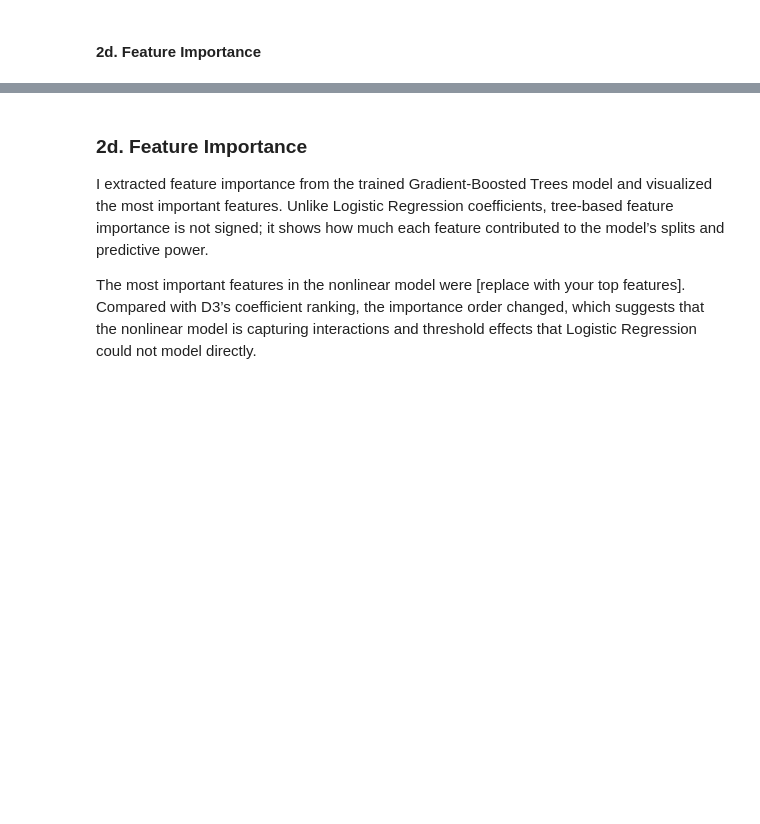
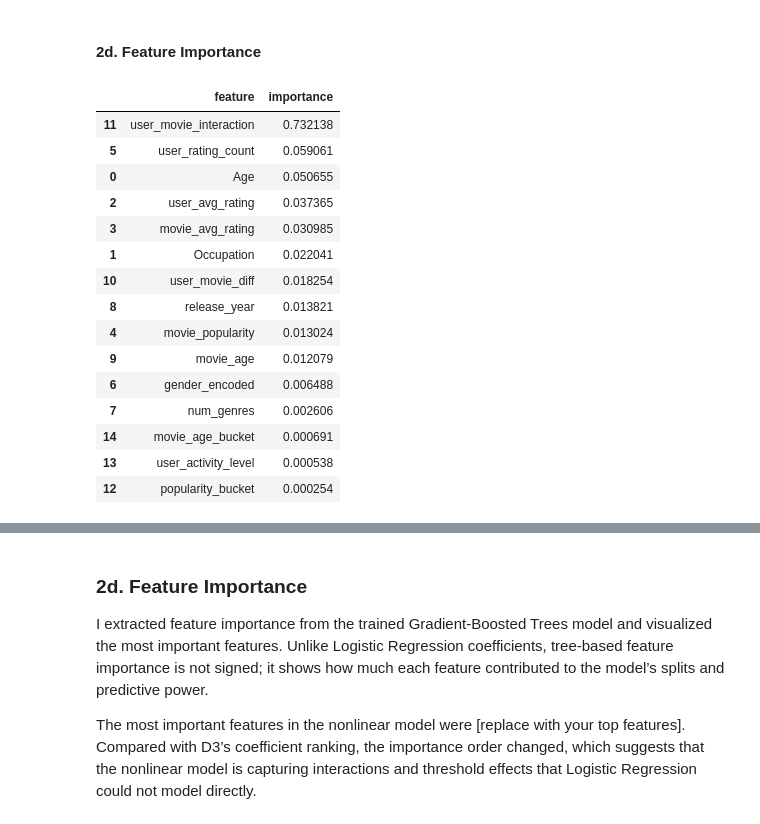
Before and after one commit to RutvikNK/cs570_movie-lens_group2, a Jupyter notebook: Vortex_D4.ipynb, the cells around one changed output, grey strips where cells are left out. Saved outputs shown, nothing was run; the diff lists cells and outputs as text; code cells hidden in the pictures; blank space fills up the shorter version.

```diff
--- a/Vortex_D4.ipynb
+++ b/Vortex_D4.ipynb
@@ -301,10 +301,16 @@ evaluator = BinaryClassificationEvaluator(
     metricName="areaUnderPR"
 )
 
+# paramGrid = (ParamGridBuilder()
+#    .addGrid(gbt.maxDepth, [3, 5, 7])
+#    .addGrid(gbt.maxIter, [20, 50, 100])
+#    .addGrid(gbt.stepSize, [0.05, 0.1, 0.2])
+#    .build()
+# )
+
 paramGrid = (ParamGridBuilder()
-    .addGrid(gbt.maxDepth, [3, 5, 7])
-    .addGrid(gbt.maxIter, [20, 50, 100])
-    .addGrid(gbt.stepSize, [0.05, 0.1, 0.2])
+    .addGrid(gbt.maxDepth, [3, 5])
+    .addGrid(gbt.maxIter, [20, 50])
     .build()
 )
 
@@ -412,20 +437,37 @@ predictions.groupBy("high_rating", "prediction").count().show()
 # %%
 import pandas as pd
 import matplotlib.pyplot as plt
 
 # Get the trained GBT model from the pipeline
-gbt_model = model.stages[-1]   # last stage in Pipeline = GBTClassifier model
+gbt_model = cv_model.bestModel.stages[-1]   # last stage in Pipeline = GBTClassifier model
 
 # Extract feature importances
 importances = gbt_model.featureImportances.toArray()
 
 # Pair feature names with importance scores
 fi_df = pd.DataFrame({
     "feature": feature_cols,
     "importance": importances
 }).sort_values("importance", ascending=False)
 
 display(fi_df)
+# %% [output]
+|  | feature | importance |
+| 11 | user_movie_interaction | 0.732138 |
+| 5 | user_rating_count | 0.059061 |
+| 0 | Age | 0.050655 |
+| 2 | user_avg_rating | 0.037365 |
+| 3 | movie_avg_rating | 0.030985 |
+| 1 | Occupation | 0.022041 |
+| 10 | user_movie_diff | 0.018254 |
+| 8 | release_year | 0.013821 |
+| 4 | movie_popularity | 0.013024 |
+| 9 | movie_age | 0.012079 |
+| 6 | gender_encoded | 0.006488 |
+| 7 | num_genres | 0.002606 |
+| 14 | movie_age_bucket | 0.000691 |
+| 13 | user_activity_level | 0.000538 |
+| 12 | popularity_bucket | 0.000254 |
 # %%
 # Plot top feature importances
 top_n = min(10, len(fi_df))
```
Also changed, not shown: parts of 12 cells of this notebook.
